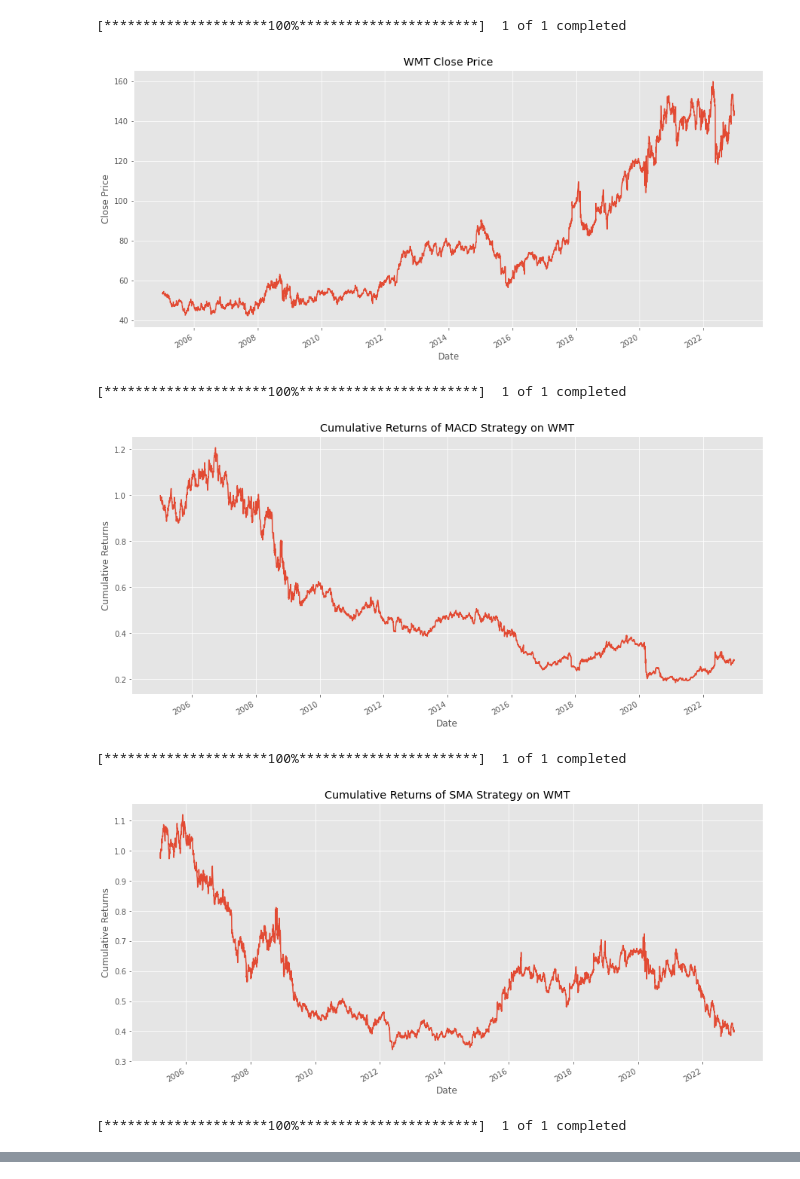
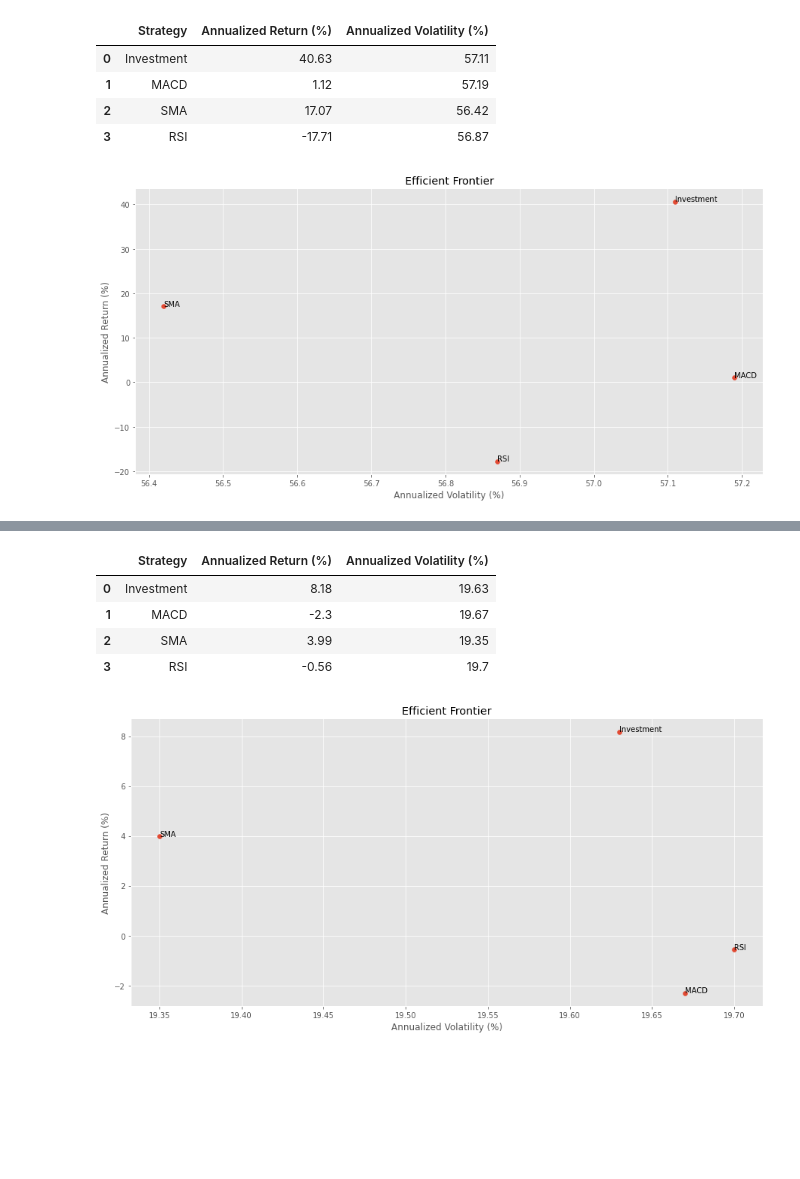
Before and after one commit to joepopop/real_time_financial_info_management, a Jupyter notebook: trading_algorithms.ipynb, the cells around one changed output, grey strips where cells are left out. Cells and saved outputs as stored; diff of their text form; code cells hidden in the pictures; blank space fills up the shorter version.

Commit message:
Ticker Class added

```diff
--- a/trading_algorithms.ipynb
+++ b/trading_algorithms.ipynb
@@ -173,0 +180,8 @@ def RSI(ticker_name, start_date, window=14):
+# %%
+# stocks that grew
+tsla = Ticker('TSLA', '2002-1-1')
+vti = Ticker('VTI', '2002-1-1')
+
+# stocks that didn't grow
+ge = Ticker('GE', '2002-1-1')
+ua = Ticker('UA', '2002-1-1')
@@ -196,10 +240,9 @@ efficient_front('WMT', '2017-12-23', [MACD, SMA, RSI])
 # %%
-sum_vis('WMT', '2005-1-1', [MACD, SMA, RSI])
+tsla.efficient_front(["MACD", "SMA", "RSI"])
 # %% [output]
-[*********************100%***********************]  1 of 1 completed
+|  | Strategy | Annualized Return (%) | Annualized Volatility (%) |
+| 0 | Investment | 40.63 | 57.11 |
+| 1 | MACD | 1.12 | 57.19 |
+| 2 | SMA | 17.07 | 56.42 |
+| 3 | RSI | -17.71 | 56.87 |
-[figure, old version]
+[figure, new version]
-[*********************100%***********************]  1 of 1 completed
-[figure, removed]
-[*********************100%***********************]  1 of 1 completed
-[figure, removed]
-[*********************100%***********************]  1 of 1 completed
@@ -206,0 +249,9 @@ sum_vis('WMT', '2005-1-1', [MACD, SMA, RSI])
+# %%
+vti.efficient_front(["MACD", "SMA", "RSI"])
+# %% [output]
+|  | Strategy | Annualized Return (%) | Annualized Volatility (%) |
+| 0 | Investment | 8.18 | 19.63 |
+| 1 | MACD | -2.3 | 19.67 |
+| 2 | SMA | 3.99 | 19.35 |
+| 3 | RSI | -0.56 | 19.7 |
+[figure, added]
```
Also changed, not shown: parts of 8 cells of this notebook.
